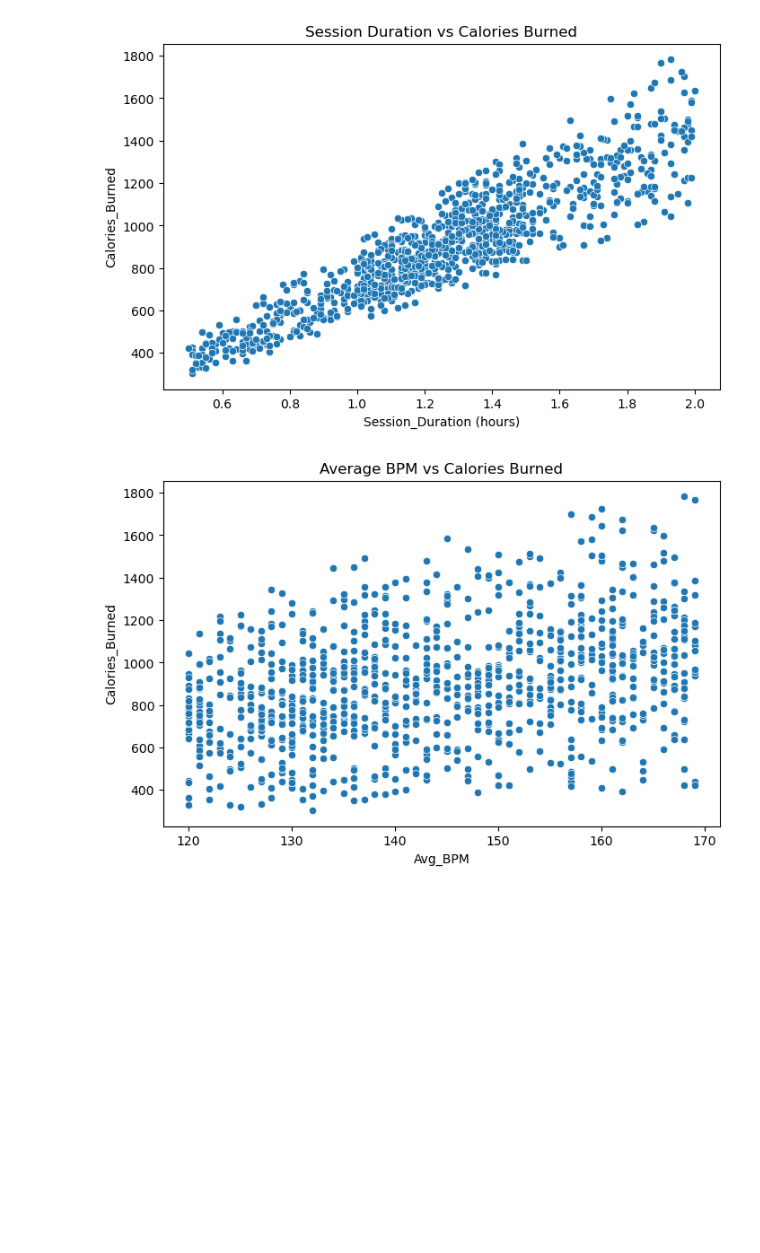
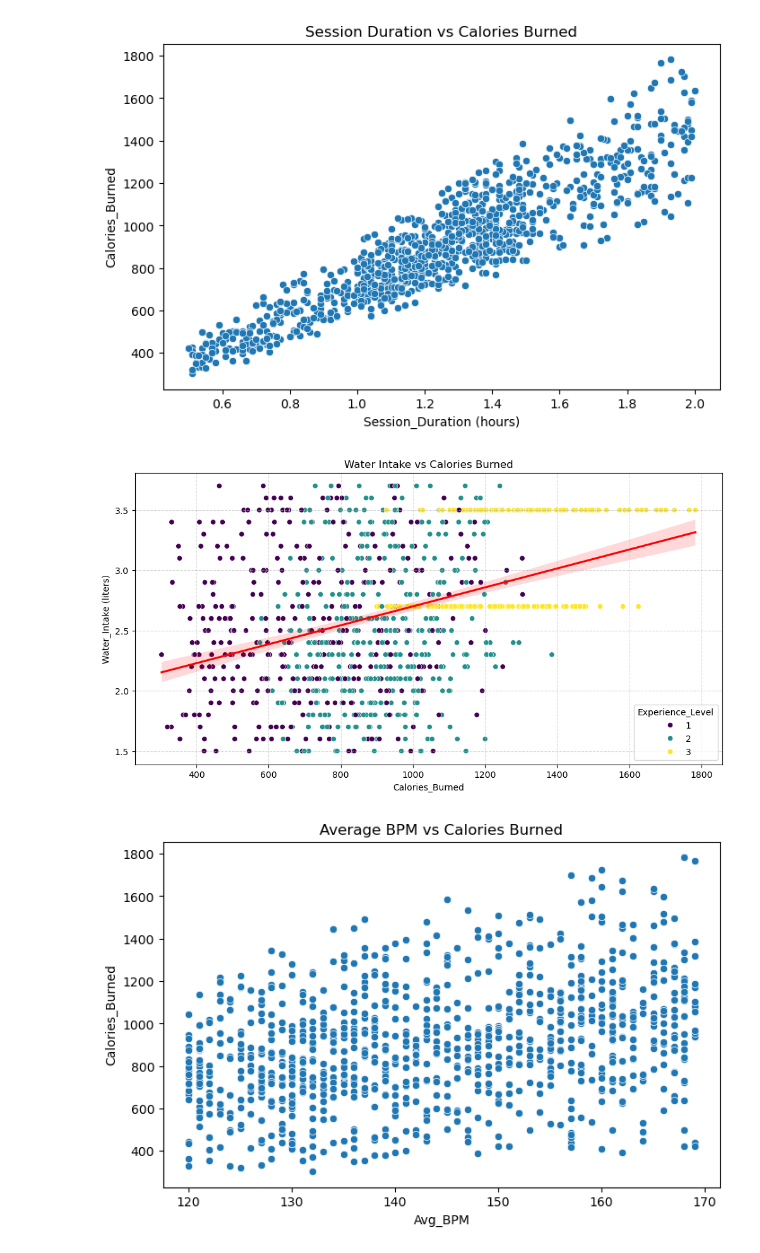
Before and after one commit to codesumaiml/capstone, a Jupyter notebook: gym_member_exercise.ipynb, the cells around one changed output. Drawn from its saved outputs; the diff is of its cells as text; code cells hidden in the pictures; blank space fills up the shorter version.

```diff
--- a/gym_member_exercise.ipynb
+++ b/gym_member_exercise.ipynb
@@ -137,6 +171,27 @@ plt.title("Session Duration vs Calories Burned")
 plt.show()
 # %% [output]
 [figure]
+# %%
+# Water Intake Analysis vs. Calories Burned
+#Set up the matplotlib figure
+plt.figure(figsize=(12, 6))
+
+# Plot the water intake vs calories burned
+sns.scatterplot(data=df, x='Calories_Burned', y='Water_Intake (liters)', hue='Experience_Level', palette='viridis')
+plt.title('Water Intake vs Calories Burned')
+plt.xlabel('Calories Burned')
+plt.ylabel('Water Intake (liters)')
+
+# Add trendline
+sns.regplot(data=df, x='Calories_Burned', y='Water_Intake (liters)', scatter=False, color='red')
+
+# Add grid lines
+plt.grid(True, linestyle='--', alpha=0.5)
+
+# Display the plot
+plt.show()
+# %% [output]
+[figure, added]
 # %%
 # Visualize average BPM vs calories burned
 
```
Also changed, not shown: parts of 12 cells of this notebook.
